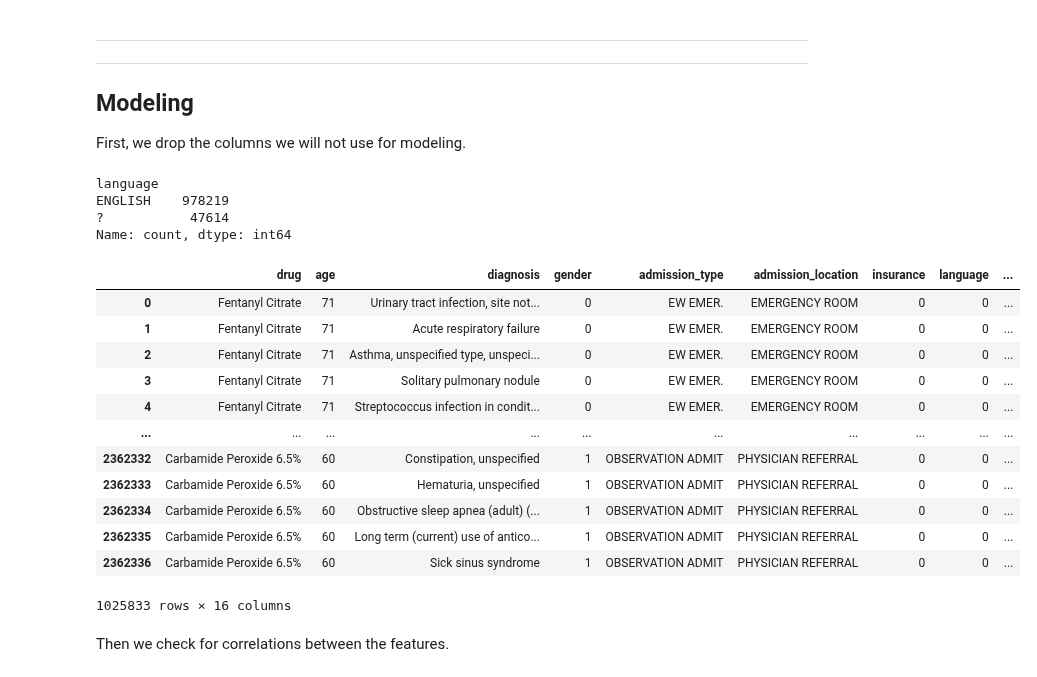
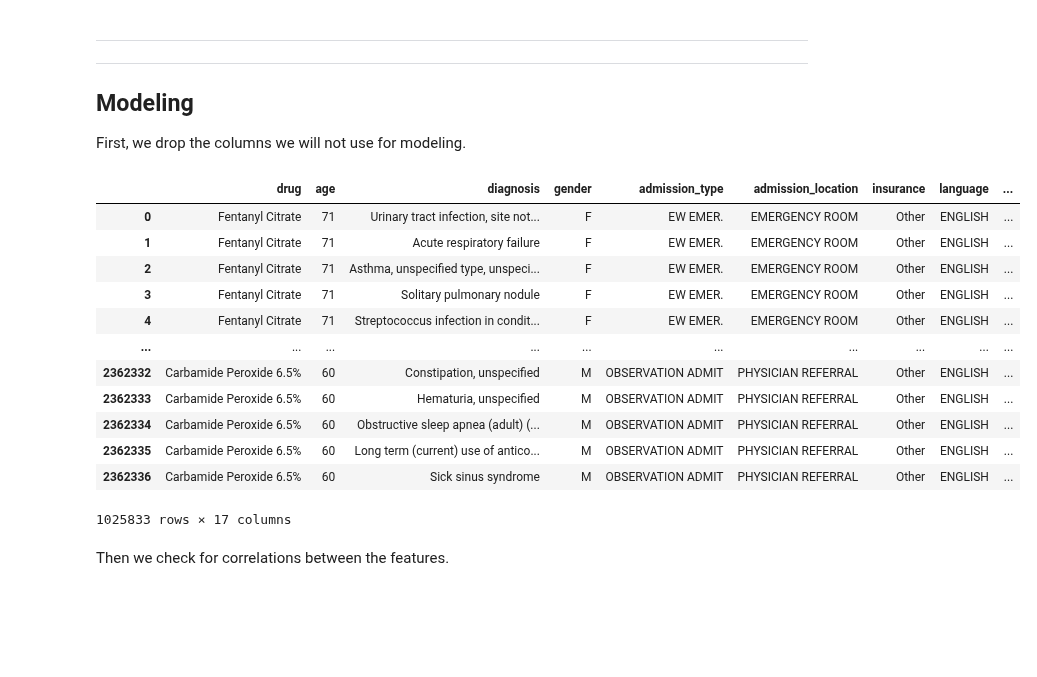
Before and after one commit to bizzfuzz/CHOP-comprehensive-hospital-outcome-prediction-system, a Jupyter notebook: CHOP.ipynb, the cells around one changed output. Cells and saved outputs as stored; diff of their text form; code cells hidden in the pictures; blank space fills up the shorter version.

```diff
--- a/CHOP.ipynb
+++ b/CHOP.ipynb
@@ -76,6 +76,16 @@ diagnoses2.head()
 | 2 | 01186 | 9 | Other specified pulmonary tubercu... |
 | 3 | 01200 | 9 | Tuberculous pleurisy, unspecified |
 | 4 | 01236 | 9 | Tuberculous laryngitis, tubercle ... |
+# %%
+# Function to split blood pressure and convert to numeric
+def preprocess_blood_pressure(bp_str):
+    if pd.isna(bp_str) or not isinstance(bp_str, str):
+        return pd.Series([None, None])
+    try:
+        systolic, diastolic = map(int, bp_str.split('/'))
+        return pd.Series([systolic, diastolic])
+    except:
+        return pd.Series([None, None])
 # %%
 pivot_omr = omr.pivot_table(
     index=['subject_id'],
@@ -100,6 +110,13 @@ df_helper.rename_columns(pivot_omr, {
 pivot_omr = df_helper.convert_inches_to_meters(pivot_omr, "height", 2)
 pivot_omr = df_helper.convert_lbs_to_kg(pivot_omr, "weight", 2)
 
+# Apply the function and expand into separate columns
+pivot_omr[['bp_systolic', 'bp_diastolic']] = pivot_omr['blood pressure'].apply(preprocess_blood_pressure)
+df_helper.drop_columns(
+    pivot_omr,[
+        "blood pressure",
+    ]
+)
 
 pivot_omr
 # %% [output]
@@ -643,51 +661,36 @@ Married individuals tend to have shorter hospital stays compared to divorced, si
 ## Modeling
 
 First, we drop the columns we will not use for modeling.
-# %%
-model_df.language.value_counts()
-# %% [output]
-language
-ENGLISH    978219
-?           47614
-Name: count, dtype: int64
 # %%
 model_df = cleaned_data.copy()
 df_helper.drop_columns(
     model_df,[
         "subject_id",
         "hadm_id",
         "drug_type",
         "admittime",
         "dischtime",
 ])
-#convert died column to numeric
-model_df.died = model_df.died.astype(int)
 #convert bmi column to numeric
 model_df.bmi = model_df.bmi.astype(float)
 #encode gender column to numeric
-model_df.gender = model_df.gender.map({'M': 1, 'F': 0})
-#encode marital status column to numeric
-model_df.marital_status = model_df.marital_status.map({'MARRIED': 1, 'SINGLE': 0, 'DIVORCED': 2, 'WIDOWED': 3})
-#encode insurance column to numeric
-model_df.insurance = model_df.insurance.map({'Other': 0, 'Medicare': 1, 'Medicaid': 2})
-#encode language column to numeric
-model_df.language = model_df.language.map({'ENGLISH': 0, '?': 1})
+
 
 model_df
 # %% [output]
 |  | drug | age | diagnosis | gender | admission_type | admission_location | insurance | language | ... |
-| 0 | Fentanyl Citrate | 71 | Urinary tract infection, site not... | 0 | EW EMER. | EMERGENCY ROOM | 0 | 0 | ... |
-| 1 | Fentanyl Citrate | 71 | Acute respiratory failure | 0 | EW EMER. | EMERGENCY ROOM | 0 | 0 | ... |
-| 2 | Fentanyl Citrate | 71 | Asthma, unspecified type, unspeci... | 0 | EW EMER. | EMERGENCY ROOM | 0 | 0 | ... |
-| 3 | Fentanyl Citrate | 71 | Solitary pulmonary nodule | 0 | EW EMER. | EMERGENCY ROOM | 0 | 0 | ... |
-| 4 | Fentanyl Citrate | 71 | Streptococcus infection in condit... | 0 | EW EMER. | EMERGENCY ROOM | 0 | 0 | ... |
+| 0 | Fentanyl Citrate | 71 | Urinary tract infection, site not... | F | EW EMER. | EMERGENCY ROOM | Other | ENGLISH | ... |
+| 1 | Fentanyl Citrate | 71 | Acute respiratory failure | F | EW EMER. | EMERGENCY ROOM | Other | ENGLISH | ... |
+| 2 | Fentanyl Citrate | 71 | Asthma, unspecified type, unspeci... | F | EW EMER. | EMERGENCY ROOM | Other | ENGLISH | ... |
+| 3 | Fentanyl Citrate | 71 | Solitary pulmonary nodule | F | EW EMER. | EMERGENCY ROOM | Other | ENGLISH | ... |
+| 4 | Fentanyl Citrate | 71 | Streptococcus infection in condit... | F | EW EMER. | EMERGENCY ROOM | Other | ENGLISH | ... |
 | ... | ... | ... | ... | ... | ... | ... | ... | ... | ... |
-| 2362332 | Carbamide Peroxide 6.5% | 60 | Constipation, unspecified | 1 | OBSERVATION ADMIT | PHYSICIAN REFERRAL | 0 | 0 | ... |
-| 2362333 | Carbamide Peroxide 6.5% | 60 | Hematuria, unspecified | 1 | OBSERVATION ADMIT | PHYSICIAN REFERRAL | 0 | 0 | ... |
-| 2362334 | Carbamide Peroxide 6.5% | 60 | Obstructive sleep apnea (adult) (... | 1 | OBSERVATION ADMIT | PHYSICIAN REFERRAL | 0 | 0 | ... |
-| 2362335 | Carbamide Peroxide 6.5% | 60 | Long term (current) use of antico... | 1 | OBSERVATION ADMIT | PHYSICIAN REFERRAL | 0 | 0 | ... |
-| 2362336 | Carbamide Peroxide 6.5% | 60 | Sick sinus syndrome | 1 | OBSERVATION ADMIT | PHYSICIAN REFERRAL | 0 | 0 | ... |
+| 2362332 | Carbamide Peroxide 6.5% | 60 | Constipation, unspecified | M | OBSERVATION ADMIT | PHYSICIAN REFERRAL | Other | ENGLISH | ... |
+| 2362333 | Carbamide Peroxide 6.5% | 60 | Hematuria, unspecified | M | OBSERVATION ADMIT | PHYSICIAN REFERRAL | Other | ENGLISH | ... |
+| 2362334 | Carbamide Peroxide 6.5% | 60 | Obstructive sleep apnea (adult) (... | M | OBSERVATION ADMIT | PHYSICIAN REFERRAL | Other | ENGLISH | ... |
+| 2362335 | Carbamide Peroxide 6.5% | 60 | Long term (current) use of antico... | M | OBSERVATION ADMIT | PHYSICIAN REFERRAL | Other | ENGLISH | ... |
+| 2362336 | Carbamide Peroxide 6.5% | 60 | Sick sinus syndrome | M | OBSERVATION ADMIT | PHYSICIAN REFERRAL | Other | ENGLISH | ... |
-1025833 rows × 16 columns
+1025833 rows × 17 columns
 # %% [markdown]
 Then we check for correlations between the features.
 # %%
```
Also changed, not shown: parts of 24 cells of this notebook.
